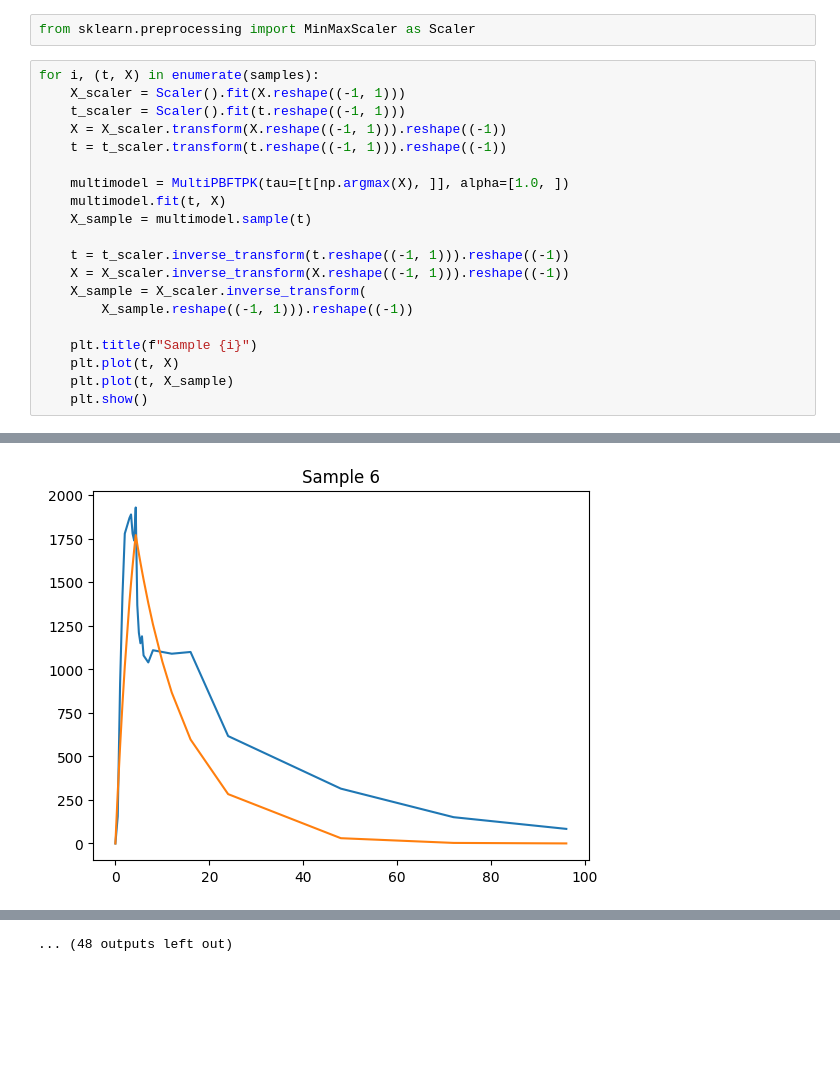
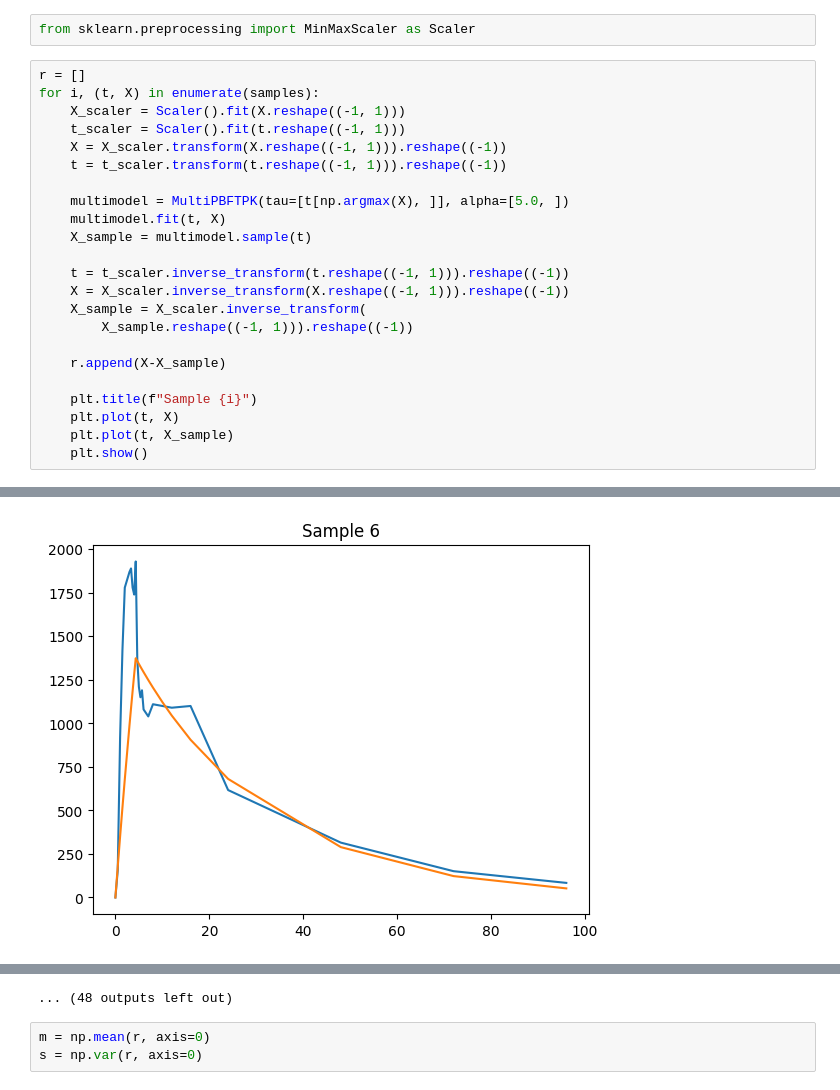
Before and after one commit to LumbaBalumba/yes-science, a Jupyter notebook: modelling.ipynb, the cells around one changed output, grey strips where cells are left out. Drawn from its saved outputs; the diff is of its cells as text; blank space fills up the shorter version.

```diff
--- a/modelling.ipynb
+++ b/modelling.ipynb
@@ -8,13 +8,14 @@ import matplotlib.pyplot as plt
 # %%
 from sklearn.preprocessing import MinMaxScaler as Scaler
 # %%
+r = []
 for i, (t, X) in enumerate(samples):
     X_scaler = Scaler().fit(X.reshape((-1, 1)))
     t_scaler = Scaler().fit(t.reshape((-1, 1)))
     X = X_scaler.transform(X.reshape((-1, 1))).reshape((-1))
     t = t_scaler.transform(t.reshape((-1, 1))).reshape((-1))
 
-    multimodel = MultiPBFTPK(tau=[t[np.argmax(X), ]], alpha=[1.0, ])
+    multimodel = MultiPBFTPK(tau=[t[np.argmax(X), ]], alpha=[5.0, ])
     multimodel.fit(t, X)
     X_sample = multimodel.sample(t)
 
@@ -23,6 +24,8 @@ for i, (t, X) in enumerate(samples):
     X_sample = X_scaler.inverse_transform(
         X_sample.reshape((-1, 1))).reshape((-1))
 
+    r.append(X-X_sample)
+
     plt.title(f"Sample {i}")
     plt.plot(t, X)
     plt.plot(t, X_sample)
@@ -37 +40 @@ for i, (t, X) in enumerate(samples):
-[figure, old version]
+[figure, new version]
@@ -43 +46,4 @@ for i, (t, X) in enumerate(samples):
 ... (48 outputs left out)
+# %%
+m = np.mean(r, axis=0)
+s = np.var(r, axis=0)
```
Also changed, not shown: parts of 3 cells of this notebook, 1 other file.
